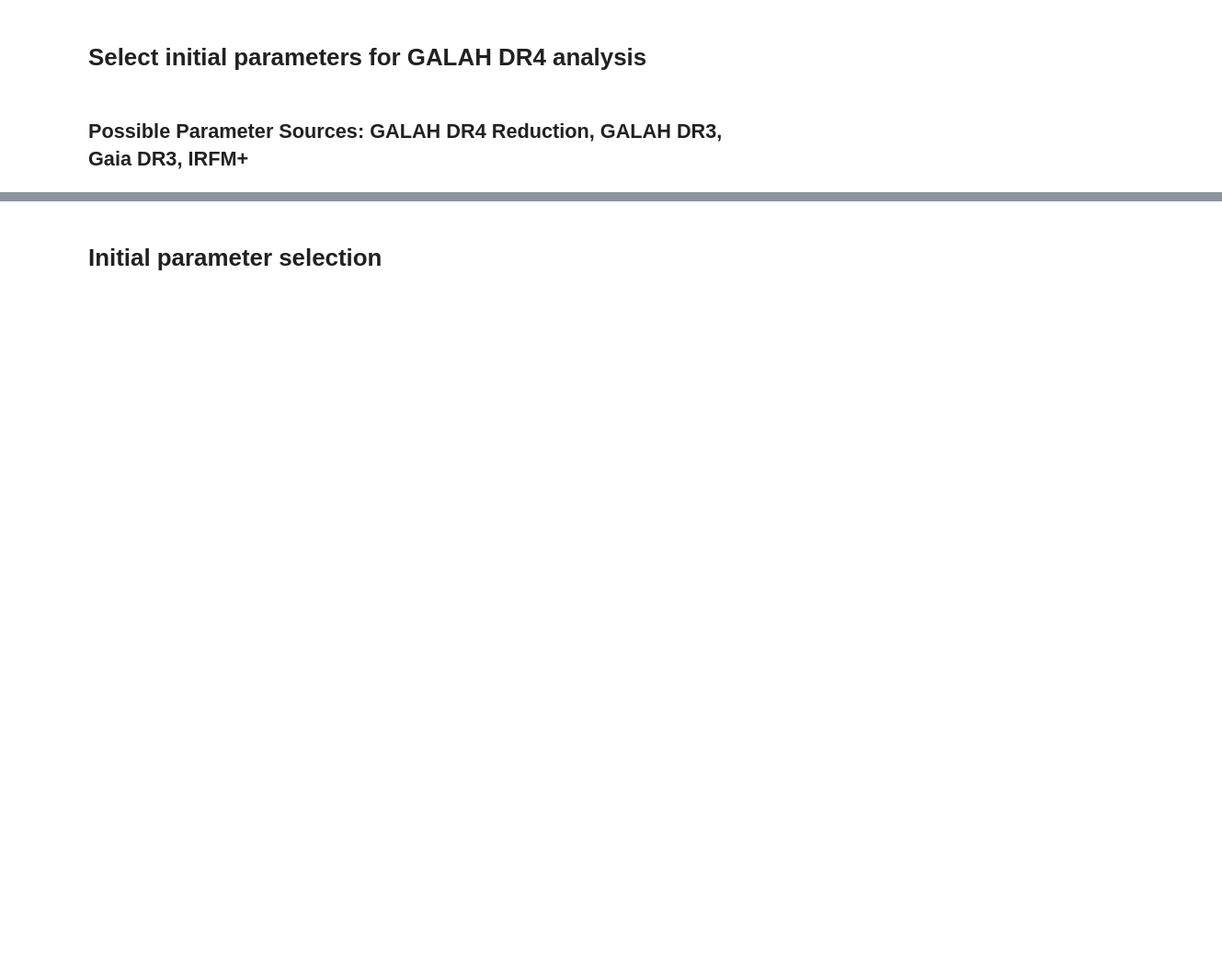
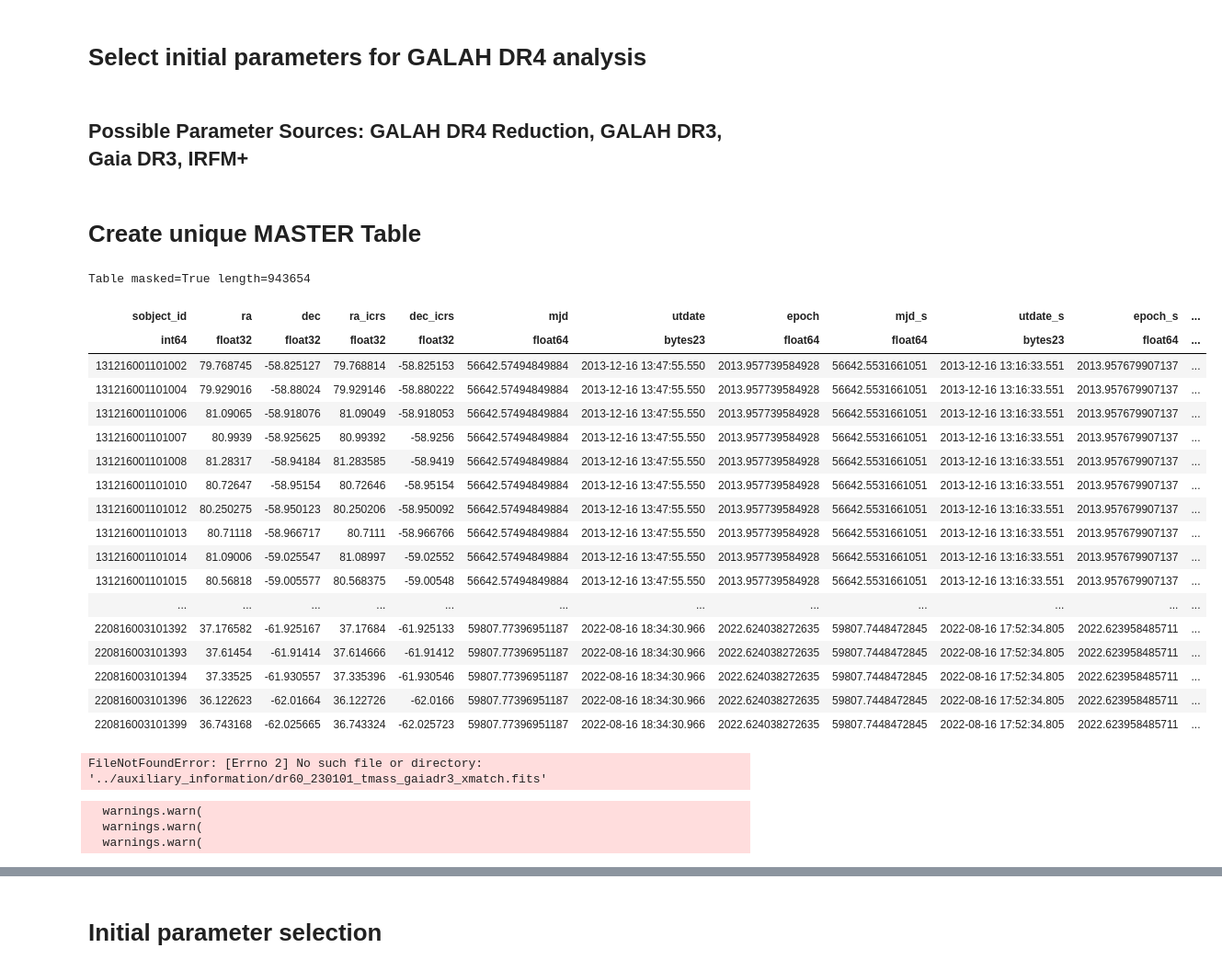
Before and after one commit to svenbuder/GALAH_DR4, a Jupyter notebook: spectrum_analysis/galah_dr4_initial_parameters.ipynb, the cells around one changed output, grey strips where cells are left out. Shown at 92% size. Cells and saved outputs as stored; diff of their text form; code cells hidden in the pictures; blank space fills up the shorter version.

```diff
--- a/spectrum_analysis/galah_dr4_initial_parameters.ipynb
+++ b/spectrum_analysis/galah_dr4_initial_parameters.ipynb
@@ -38,6 +38,8 @@ fancy_labels['o_fe'] = r'$\mathrm{[O/Fe]}$'
 ## Possible Parameter Sources: GALAH DR4 Reduction, GALAH DR3, Gaia DR3, IRFM+
 # %%
 reduction_download_date = 220714
+reduction_download_date = 220902
+reduction_download_date = 230101
 # %%
 # https://cloud.datacentral.org.au/apps/files/?dir=/GALAH/obs/reductions/Iraf_6.0
 dr60 = Table.read('../observations/dr6.0_'+str(reduction_download_date)+'.fits')
@@ -47,0 +1052,18 @@ dr60.write('../observations/dr6.0_'+str(reduction_download_date)+'.fits',overwri
+# %%
+exchange_gbs = [
+    [140209004701151,'13021059+1057329','eps Vir'],
+    [140209005201151,'14023185+0941100','HD 122563'],
+    [140308003401188,'16153726-0822096','18 Sco'],
+    [140708001701306,'14393592-6050069','alf CenA'],
+    [140708005801203,'00254416-7715157','bet Hyi'],
+    [140709004401117,'gam Sge','gam Sge'],
+    [140710002501284,'16153726-0822096','18 Sco'],
+    [140808000901102,'15430307-1056009','HD 140283'],
+    [141231005201176,'09485609+1344395','HD 84937'],
+    [210115002201239,'VESTA','VESTA']
+]
+for exchange in exchange_gbs:
+    match = np.where(dr60['sobject_id'] == exchange[0])[0]
+    if len(match) > 0:
+        match = match[0]
+        dr60['tmass_id'][match] = exchange[1]
@@ -92,5 +1122,45 @@ prepare_gaiadr3_xmatch()
+# %% [markdown]
+# Create unique MASTER Table
+# %%
+dr60.sort(keys=['sobject_id'])
+unique_tmass_id, tmass_indices = np.unique(dr60['tmass_id'],return_index=True)
+
+dr60_unique = Table()
+for key in ['sobject_id','tmass_id','source_id','ra','dec','ebv']:
+    dr60_unique[key] = dr60[key][tmass_indices]
+
+no_tmass_id = np.where(dr60_unique['tmass_id'] == "None")[0]
+if len(no_tmass_id) > 0:
+    dr60_unique.remove_row(no_tmass_id[0])
+dr60_unique.sort(keys=['ra','dec'])
+dr60_unique.remove_columns(['ra','dec','ebv'])
+dr60_unique.write('../observations/dr6.0_'+str(reduction_download_date)+'_unique_ids.fits',overwrite=True)
+# %%
+dr60 # 827288
+# %% [output]
+Table masked=True length=943654
+| sobject_id | ra | dec | ra_icrs | dec_icrs | mjd | utdate | epoch | mjd_s | utdate_s | epoch_s | ... |
+| int64 | float32 | float32 | float32 | float32 | float64 | bytes23 | float64 | float64 | bytes23 | float64 | ... |
+| 131216001101002 | 79.768745 | -58.825127 | 79.768814 | -58.825153 | 56642.57494849884 | 2013-12-16 13:47:55.550 | 2013.957739584928 | 56642.5531661051 | 2013-12-16 13:16:33.551 | 2013.957679907137 | ... |
+| 131216001101004 | 79.929016 | -58.88024 | 79.929146 | -58.880222 | 56642.57494849884 | 2013-12-16 13:47:55.550 | 2013.957739584928 | 56642.5531661051 | 2013-12-16 13:16:33.551 | 2013.957679907137 | ... |
+| 131216001101006 | 81.09065 | -58.918076 | 81.09049 | -58.918053 | 56642.57494849884 | 2013-12-16 13:47:55.550 | 2013.957739584928 | 56642.5531661051 | 2013-12-16 13:16:33.551 | 2013.957679907137 | ... |
+| 131216001101007 | 80.9939 | -58.925625 | 80.99392 | -58.9256 | 56642.57494849884 | 2013-12-16 13:47:55.550 | 2013.957739584928 | 56642.5531661051 | 2013-12-16 13:16:33.551 | 2013.957679907137 | ... |
+| 131216001101008 | 81.28317 | -58.94184 | 81.283585 | -58.9419 | 56642.57494849884 | 2013-12-16 13:47:55.550 | 2013.957739584928 | 56642.5531661051 | 2013-12-16 13:16:33.551 | 2013.957679907137 | ... |
+| 131216001101010 | 80.72647 | -58.95154 | 80.72646 | -58.95154 | 56642.57494849884 | 2013-12-16 13:47:55.550 | 2013.957739584928 | 56642.5531661051 | 2013-12-16 13:16:33.551 | 2013.957679907137 | ... |
+| 131216001101012 | 80.250275 | -58.950123 | 80.250206 | -58.950092 | 56642.57494849884 | 2013-12-16 13:47:55.550 | 2013.957739584928 | 56642.5531661051 | 2013-12-16 13:16:33.551 | 2013.957679907137 | ... |
+| 131216001101013 | 80.71118 | -58.966717 | 80.7111 | -58.966766 | 56642.57494849884 | 2013-12-16 13:47:55.550 | 2013.957739584928 | 56642.5531661051 | 2013-12-16 13:16:33.551 | 2013.957679907137 | ... |
+| 131216001101014 | 81.09006 | -59.025547 | 81.08997 | -59.02552 | 56642.57494849884 | 2013-12-16 13:47:55.550 | 2013.957739584928 | 56642.5531661051 | 2013-12-16 13:16:33.551 | 2013.957679907137 | ... |
+| 131216001101015 | 80.56818 | -59.005577 | 80.568375 | -59.00548 | 56642.57494849884 | 2013-12-16 13:47:55.550 | 2013.957739584928 | 56642.5531661051 | 2013-12-16 13:16:33.551 | 2013.957679907137 | ... |
+| ... | ... | ... | ... | ... | ... | ... | ... | ... | ... | ... | ... |
+| 220816003101392 | 37.176582 | -61.925167 | 37.17684 | -61.925133 | 59807.77396951187 | 2022-08-16 18:34:30.966 | 2022.624038272635 | 59807.7448472845 | 2022-08-16 17:52:34.805 | 2022.623958485711 | ... |
+| 220816003101393 | 37.61454 | -61.91414 | 37.614666 | -61.91412 | 59807.77396951187 | 2022-08-16 18:34:30.966 | 2022.624038272635 | 59807.7448472845 | 2022-08-16 17:52:34.805 | 2022.623958485711 | ... |
+| 220816003101394 | 37.33525 | -61.930557 | 37.335396 | -61.930546 | 59807.77396951187 | 2022-08-16 18:34:30.966 | 2022.624038272635 | 59807.7448472845 | 2022-08-16 17:52:34.805 | 2022.623958485711 | ... |
+| 220816003101396 | 36.122623 | -62.01664 | 36.122726 | -62.0166 | 59807.77396951187 | 2022-08-16 18:34:30.966 | 2022.624038272635 | 59807.7448472845 | 2022-08-16 17:52:34.805 | 2022.623958485711 | ... |
+| 220816003101399 | 36.743168 | -62.025665 | 36.743324 | -62.025723 | 59807.77396951187 | 2022-08-16 18:34:30.966 | 2022.624038272635 | 59807.7448472845 | 2022-08-16 17:52:34.805 | 2022.623958485711 | ... |
 # %%
 tmass_gaiadr3 = Table.read('../auxiliary_information/dr60_'+str(reduction_download_date)+'_tmass_gaiadr3_xmatch.fits')
+# %% [output]
+FileNotFoundError: [Errno 2] No such file or directory: '../auxiliary_information/dr60_230101_tmass_gaiadr3_xmatch.fits'
 # %%
 def correct_gband(bp_rp, astrometric_params_solved, phot_g_mean_mag, phot_g_mean_flux):
     """
@@ -187,6 +1257,10 @@ tmass_gaiadr3['plx_zpt_corr'][has_astrometric_params_solved_31_95] = zpt.get_zpt
 tmass_gaiadr3['parallax_raw'] = tmass_gaiadr3['parallax']
 tmass_gaiadr3['parallax_error_raw'] = tmass_gaiadr3['parallax_error']
 tmass_gaiadr3['parallax'] = tmass_gaiadr3['parallax'] - tmass_gaiadr3['plx_zpt_corr']
+# %% [output]
+  warnings.warn(
+  warnings.warn(
+  warnings.warn(
 # %%
 # There are possibly multiple matches for the same sobject_id. We only take the brightest one in Gaia DR3's Gmag
 tmass_gaiadr3.sort(keys='phot_g_mean_mag')
```
Also changed, not shown: parts of 43 cells of this notebook, 22 other files.
